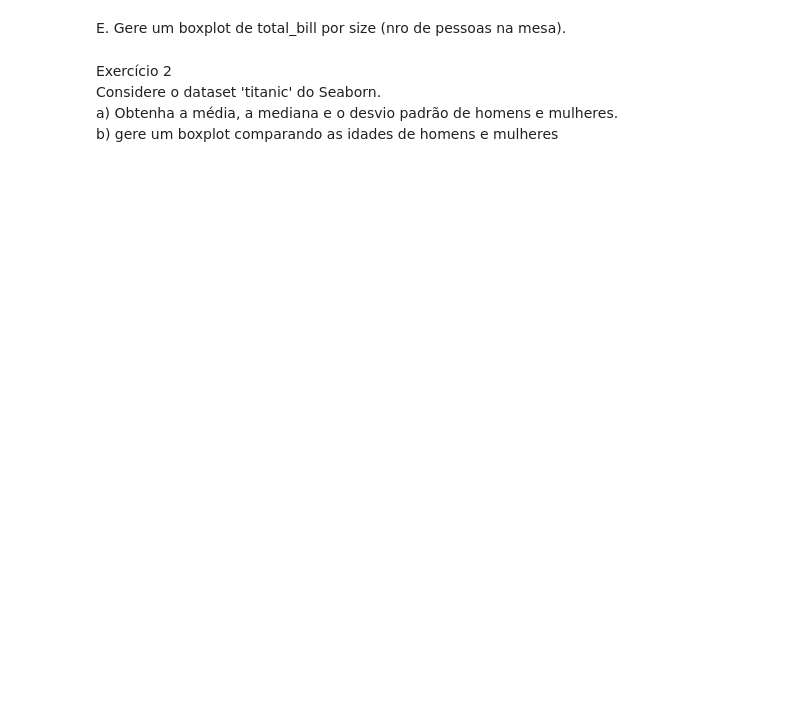
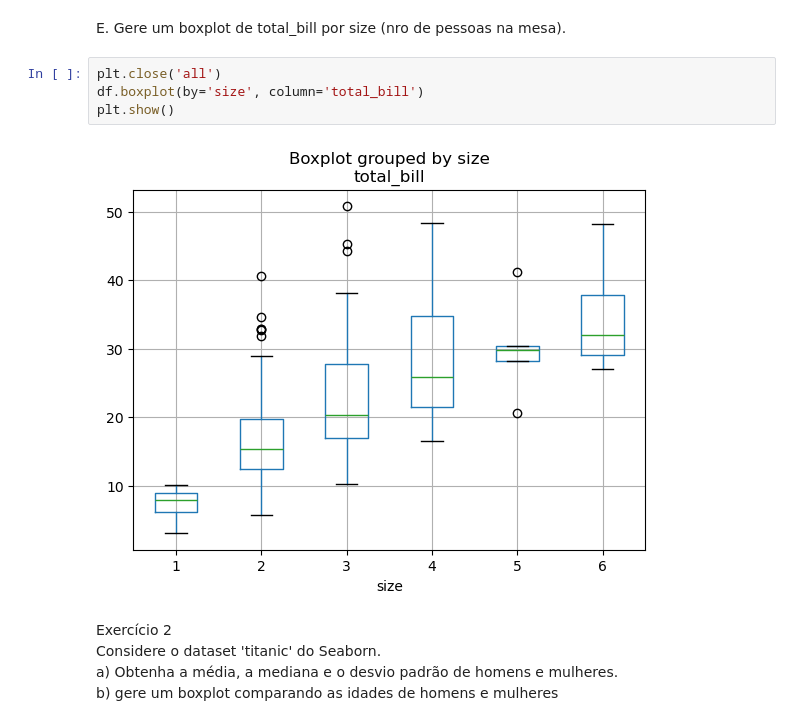
Before and after one commit to SammuelGR/unifei, a Jupyter notebook: 2025_2/XMAC02/Aula03/Aula03.ipynb, the cells around one changed output. Drawn from its saved outputs; the diff is of its cells as text; blank space fills up the shorter version.

```diff
--- a/2025_2/XMAC02/Aula03/Aula03.ipynb
+++ b/2025_2/XMAC02/Aula03/Aula03.ipynb
@@ -146,5 +172,11 @@ D. Gere um boxplot de total_bill por sexo.
 # %% [markdown]
 E. Gere um boxplot de total_bill por size (nro de pessoas na mesa).
+# %%
+plt.close('all')
+df.boxplot(by='size', column='total_bill')
+plt.show()
+# %% [output]
+[figure, added]
 # %% [markdown]
 Exercício 2 \
 Considere o dataset 'titanic' do Seaborn. \
```
Also changed, not shown: parts of 8 cells of this notebook.
